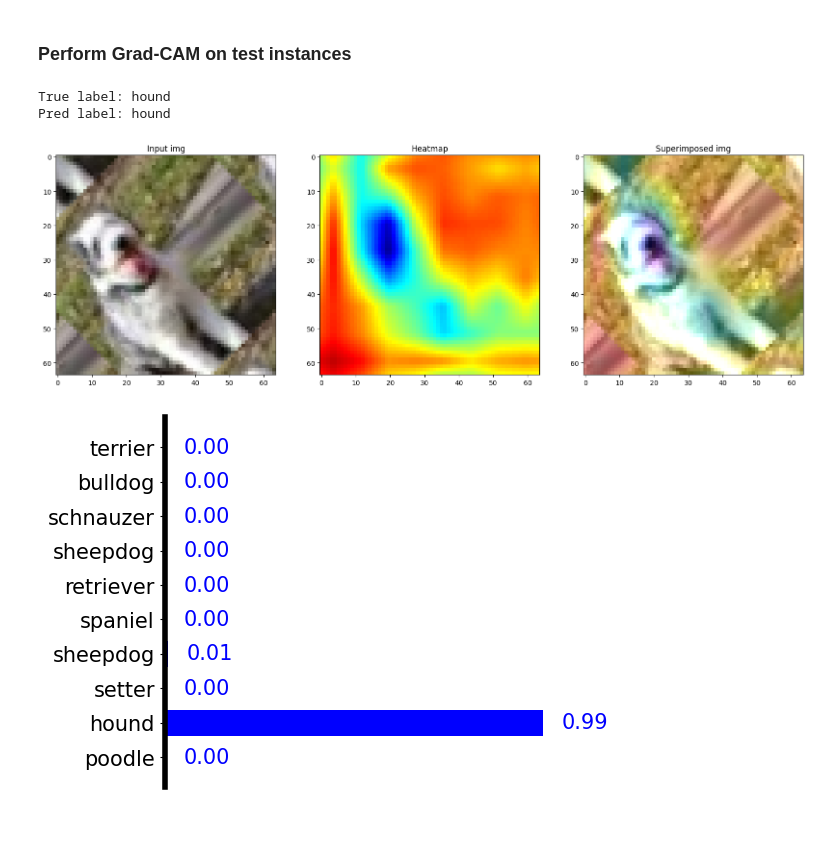
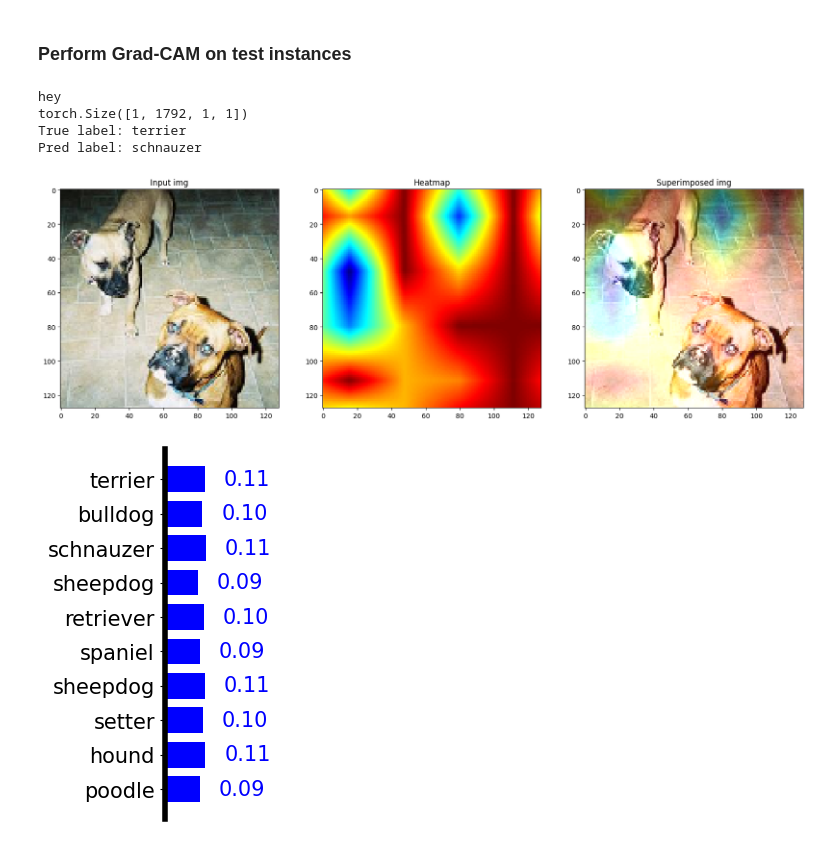
Before and after one commit to Chen-Yiyang/cs4243_project, a Jupyter notebook: baseline/Baseline_Vanilla_CNN.ipynb, the cells around one changed output. Saved outputs shown, nothing was run; the diff lists cells and outputs as text; code cells hidden in the pictures.

Commit message:
Include Grad-CAM for transfer learning model using hook

```diff
--- a/baseline/Baseline_Vanilla_CNN.ipynb
+++ b/baseline/Baseline_Vanilla_CNN.ipynb
@@ -369,9 +418,9 @@ class EfficientNet(nn.Module):
 # %%
 import torchvision
 
-# net = EfficientNet()
-net = VGG_convnet()
-print(net)
+net = EfficientNet()
+# net = VGG_convnet()
+# print(net)
 display_num_param(net)
 # print(net.EfficientNetB4)
 # %% [output]
@@ -518,7 +548,7 @@ for epoch in range(epochs):
 
         inputs.requires_grad_()
 
-        scores = net(inputs)
+        scores = net.forward(inputs)
 
         loss = criterion(scores, minibatch_label)
 
@@ -540,7 +570,7 @@ for epoch in range(epochs):
     test_err = 0
     if epoch % 1 == 0:
         print('epoch=', epoch, '\t time=', elapsed, '\t loss=', total_loss , '\t error=', total_error*100 , 'percent')
-        test_err = eval_on_test_set()
+        test_err = eval_on_test_set()[0]
         print(' ')
 
 
@@ -552,5 +582,5 @@ for epoch in range(epochs):
 
 
 # load the last checkpoint with the best model
-net.load_state_dict(torch.load('checkpoint.pt'))
+# net.load_state_dict(torch.load('checkpoint_transfer.pt'))
 # %% [output]
@@ -560,2 +618,14 @@ show(test_data[30])
+# %%
+# For Efficient Net transferred
+if isinstance(net, EfficientNet):
+    test_data = torch.load('./Model Checkpoints/test_data.pt')
+    test_label = torch.load('./Model Checkpoints/test_label.pt')
+    net.load_state_dict(torch.load('./checkpoint.pt'))
+
+    test_data = test_data.float() / 255
+elif isinstance(net, VGG_convnet):
+    net.load_state_dict(torch.load('./Model Checkpoints/checkpoint_0.67-0.68.pt'))
+else:
+    print("Model type not recognised")
 # %% [markdown]
 #Show final result on test set
@@ -643,19 +713,17 @@ def show_grad_cam(idx, num_channel=512):
     input = ((img.to(device) - mean) / std).unsqueeze(0)
     pred_score = net.forward(input, True)
 
-
     # get gradients over activation and generate heatmap
     pred_label = pred_score.argmax(dim=1)[0]
     pred_score[0,pred_label].backward()
 
-    # pull the gradients out of the model
+    # access gradients & activations if not passed
     gradients = net.get_activations_gradient()
+    activations = net.get_activations().detach()
 
     # pool the gradients across the channels
+    print(gradients.size())
     pooled_gradients = torch.mean(gradients, dim=[0, 2, 3])
-
-    # get the activations of the last convolutional layer
-    activations = net.get_activations(input).detach()
 
     # weight the channels by corresponding gradients
     for i in range(num_channel):
@@ -701,9 +769,17 @@ def show_grad_cam(idx, num_channel=512):
     show_prob(pred_score)
 # %%
 idx = np.random.randint(test_data.size(0))
-show_grad_cam(idx=idx, num_channel=512)
+
+if isinstance(net, EfficientNet):
+    #gradients, activations = net.get_feature_maps()
+    print("hey")
+    show_grad_cam(idx=idx, num_channel=1742)
+elif isinstance(net, VGG_convnet):
+    show_grad_cam(idx=idx, num_channel=512)
 # %% [output]
-True label: hound
-Pred label: hound
+hey
+torch.Size([1, 1792, 1, 1])
+True label: terrier
+Pred label: schnauzer
-[figure, old version]
+[figure, new version]
-[figure, old version]
+[figure, new version]
```
Also changed, not shown: parts of 32 cells of this notebook.
